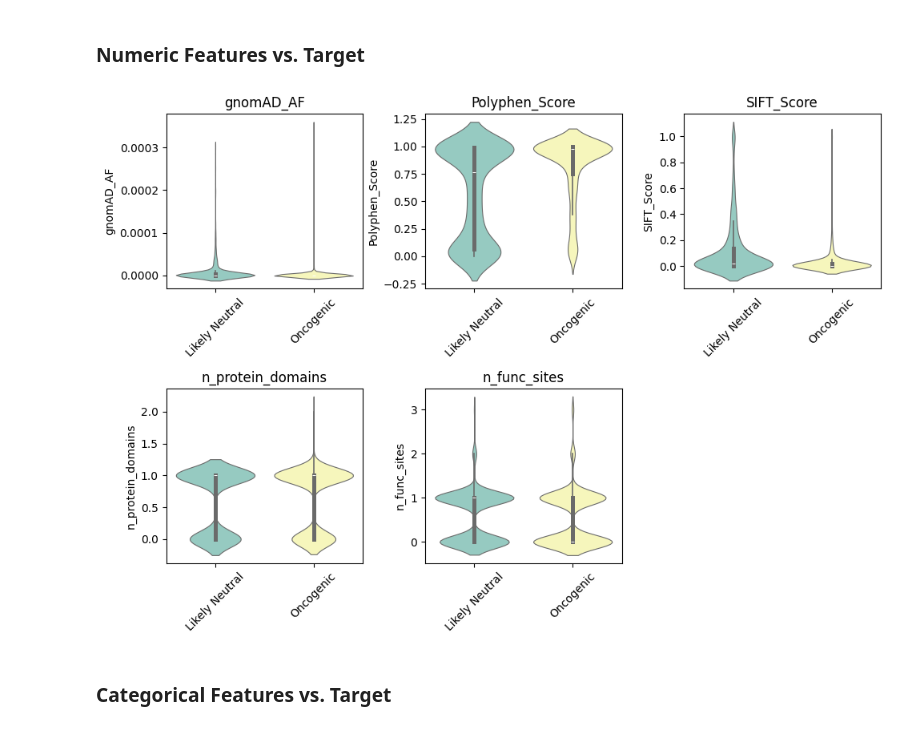
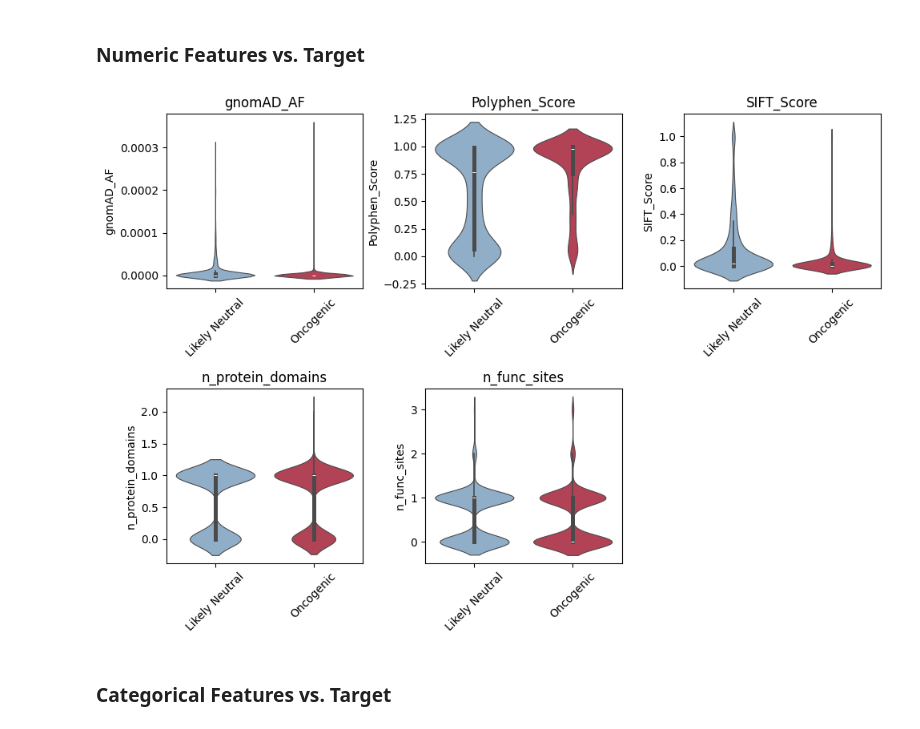
Before and after one commit to anekleiven/machine_learning_pipeline, a Jupyter notebook: 02_Exploratory_Analysis.ipynb, the cells around one changed output. Saved outputs shown, nothing was run; the diff lists cells and outputs as text; code cells hidden in the pictures.

```diff
--- a/02_Exploratory_Analysis.ipynb
+++ b/02_Exploratory_Analysis.ipynb
@@ -190,7 +190,8 @@ fig, axes = plt.subplots(1, len(binary_cols), figsize=(12, 3))
 
 for i, col in enumerate(binary_cols):
     sns.countplot(x=col, data=ml_data, ax=axes[i],
-                  hue=col, palette="Set3", legend=False)
+                  hue=col, palette="Set3", legend=False,
+                  edgecolor="0.1", linewidth=0.5)
     axes[i].set_title(col)
 
 plt.tight_layout()
@@ -284,26 +285,31 @@ Negative correlation: SIFT_Score and Polyphen_Score, SIFT_Score and n_protein_do
 # %% [markdown]
 ### Numeric Features vs. Target
 # %%
+palette = {
+    "Oncogenic"      : "#c4314a",
+    "Likely Neutral" : "#88aed1",
+}
+
 fig, axes = plt.subplots(2,3, figsize=(10,7))
 axes = axes.flatten()
 
 numeric_cols = ["gnomAD_AF", "Polyphen_Score", "SIFT_Score",
                 "n_protein_domains", "n_func_sites"]
 
 for i, col in enumerate(numeric_cols):
   sns.violinplot(data=ml_data, x="ONCOGENIC", y=col,
-              hue="ONCOGENIC", palette="Set3",
+              hue="ONCOGENIC", palette=palette,
               legend=False, ax=axes[i],
               linewidth=0.8)
   axes[i].set_title(col)
   axes[i].set_xlabel("")
   axes[i].tick_params(axis="x", rotation=45)
 
 axes[-1].set_visible(False)
 plt.tight_layout()
 plt.show()
 # %% [output]
-[figure, old version]
+[figure, new version]
 # %% [markdown]
 ### Categorical Features vs. Target
 # %%
```
Also changed, not shown: parts of 3 cells of this notebook.
